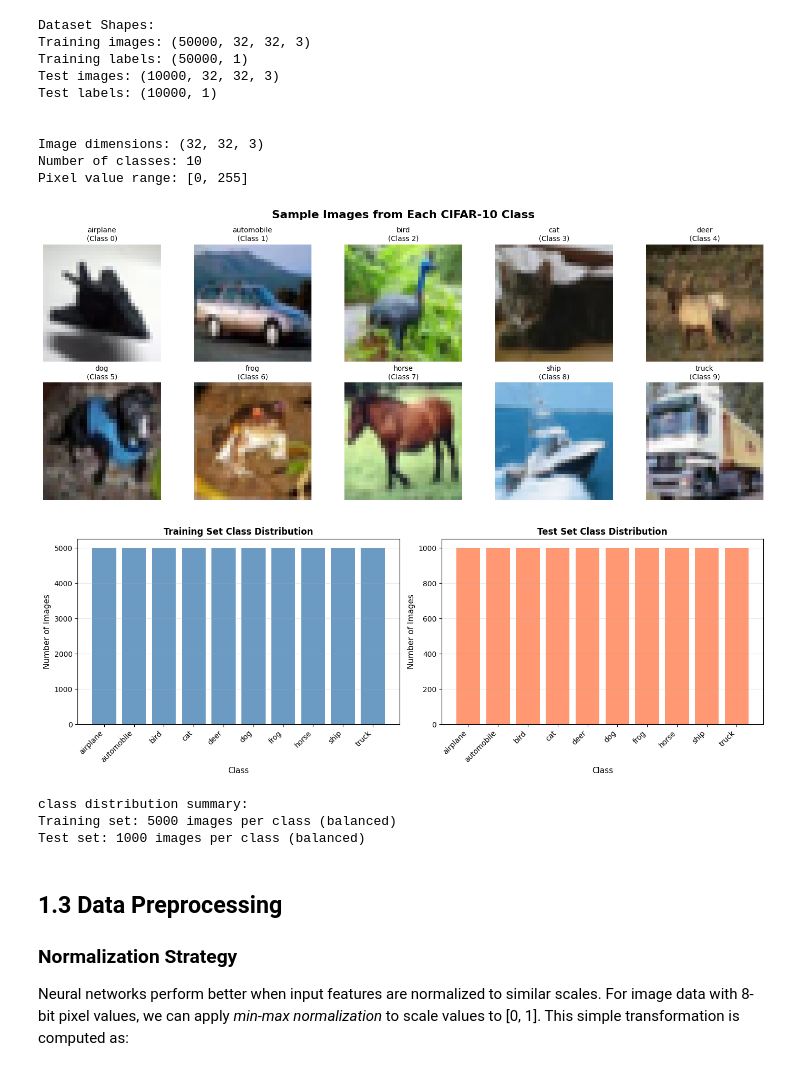
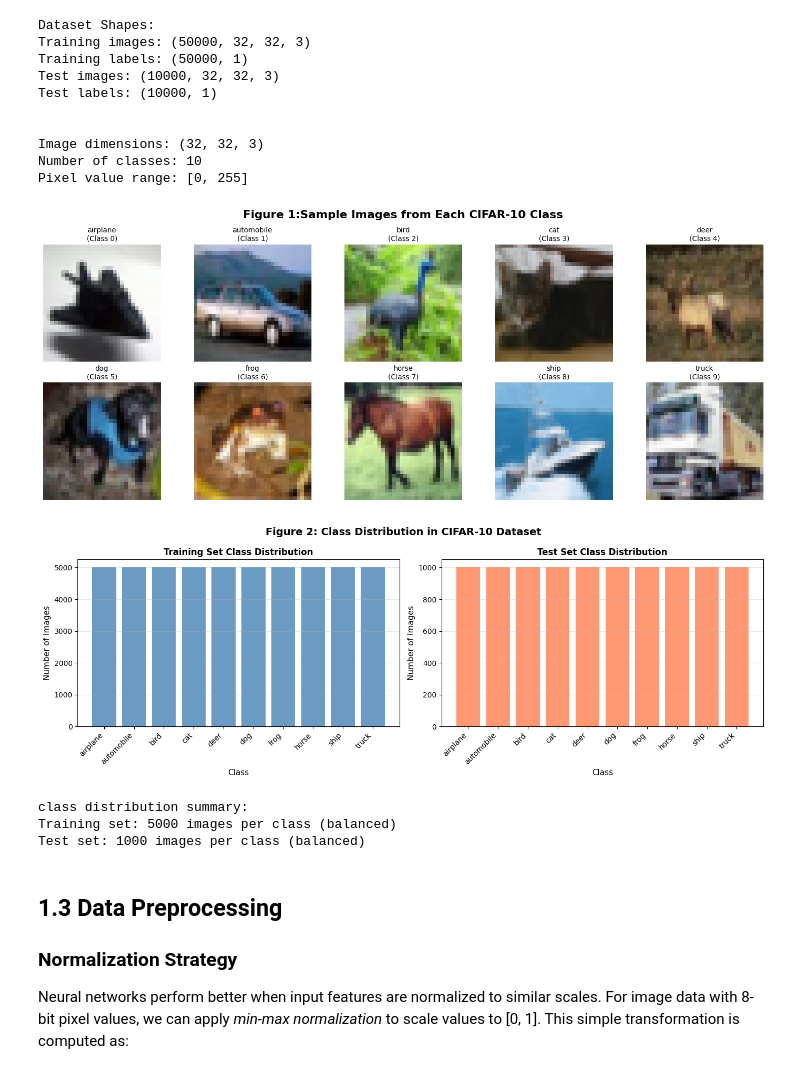
Before and after one commit to peaceman-per/S3-Neural-Networks-Coursework-2, a Jupyter notebook: CIFAR10_Neural_Networks_Coursework.ipynb, the cells around one changed output. Drawn from its saved outputs; the diff is of its cells as text; code cells hidden in the pictures.

```diff
--- a/CIFAR10_Neural_Networks_Coursework.ipynb
+++ b/CIFAR10_Neural_Networks_Coursework.ipynb
@@ -101,7 +99,7 @@ Pixel value range: [0, 255]
 # %%
 # visualize sample images from each class
 fig, axes = plt.subplots(2, 5, figsize=(15, 6))
-fig.suptitle('Sample Images from Each CIFAR-10 Class', fontsize=16, fontweight='bold')
+fig.suptitle('Figure 1:Sample Images from Each CIFAR-10 Class', fontsize=16, fontweight='bold')
 
 for i, ax in enumerate(axes.flat):
     # find first occurrence of each class
@@ -114,41 +112,44 @@ for i, ax in enumerate(axes.flat):
 plt.tight_layout()
 plt.show()
 # %% [output]
-[figure, old version]
+[figure, new version]
 # %%
 # analyze class distribution
 train_class_counts = np.bincount(y_train_full.flatten())
 test_class_counts = np.bincount(y_test.flatten())
 
 # plot class distribution
 fig, (ax1, ax2) = plt.subplots(1, 2, figsize=(14, 5))
 
 # training set distribution
 ax1.bar(range(10), train_class_counts, color='steelblue', alpha=0.8)
 ax1.set_xlabel('Class', fontsize=11)
 ax1.set_ylabel('Number of Images', fontsize=11)
 ax1.set_title('Training Set Class Distribution', fontsize=12, fontweight='bold')
 ax1.set_xticks(range(10))
 ax1.set_xticklabels(class_names, rotation=45, ha='right')
 ax1.grid(axis='y', alpha=0.3)
 
 # test set distribution
 ax2.bar(range(10), test_class_counts, color='coral', alpha=0.8)
 ax2.set_xlabel('Class', fontsize=11)
 ax2.set_ylabel('Number of Images', fontsize=11)
 ax2.set_title('Test Set Class Distribution', fontsize=12, fontweight='bold')
 ax2.set_xticks(range(10))
 ax2.set_xticklabels(class_names, rotation=45, ha='right')
 ax2.grid(axis='y', alpha=0.3)
 
+# title
+fig.suptitle('Figure 2: Class Distribution in CIFAR-10 Dataset', fontsize=14, fontweight='bold')
+
 plt.tight_layout()
 plt.show()
 
 print("\nclass distribution summary:")
 print(f"Training set: {train_class_counts[0]} images per class (balanced)")
 print(f"Test set: {test_class_counts[0]} images per class (balanced)")
 # %% [output]
-[figure, old version]
+[figure, new version]
 class distribution summary:
 Training set: 5000 images per class (balanced)
 Test set: 1000 images per class (balanced)
```
Also changed, not shown: parts of 39 cells of this notebook, 14 other files.
